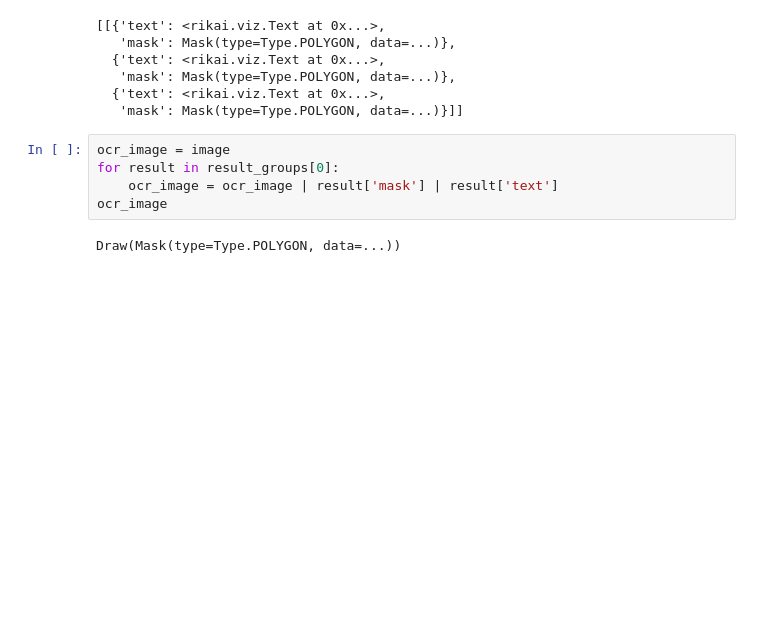
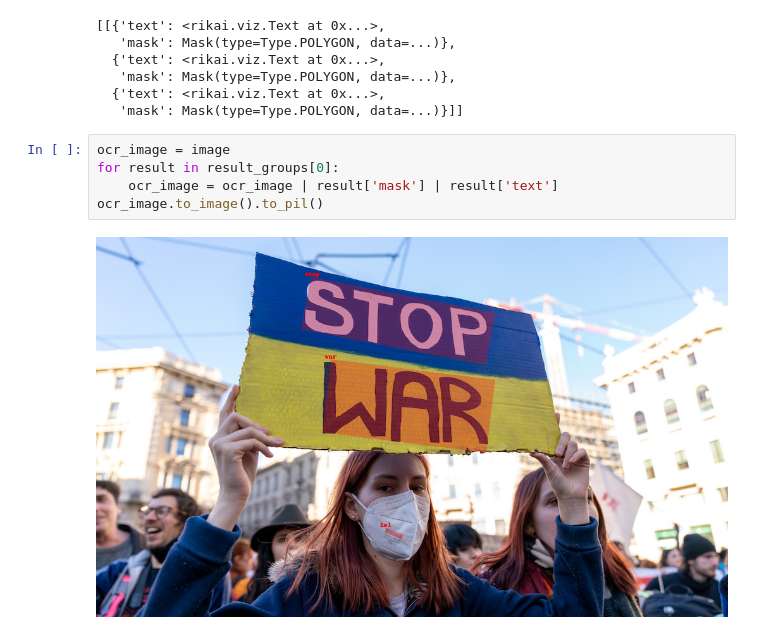
Before and after one commit to da-tubi/rikai-ocr, a Jupyter notebook: notebooks/KerasOCR.ipynb, the cells around one changed output. Saved outputs shown, nothing was run; the diff lists cells and outputs as text; blank space fills up the shorter version.

```diff
--- a/notebooks/KerasOCR.ipynb
+++ b/notebooks/KerasOCR.ipynb
@@ -63,7 +63,7 @@ result_groups
 # %%
 ocr_image = image
 for result in result_groups[0]:
     ocr_image = ocr_image | result['mask'] | result['text']
-ocr_image
+ocr_image.to_image().to_pil()
 # %% [output]
-Draw(Mask(type=Type.POLYGON, data=...))
+[figure, added]
```
Also changed, not shown: parts of 2 cells of this notebook.
